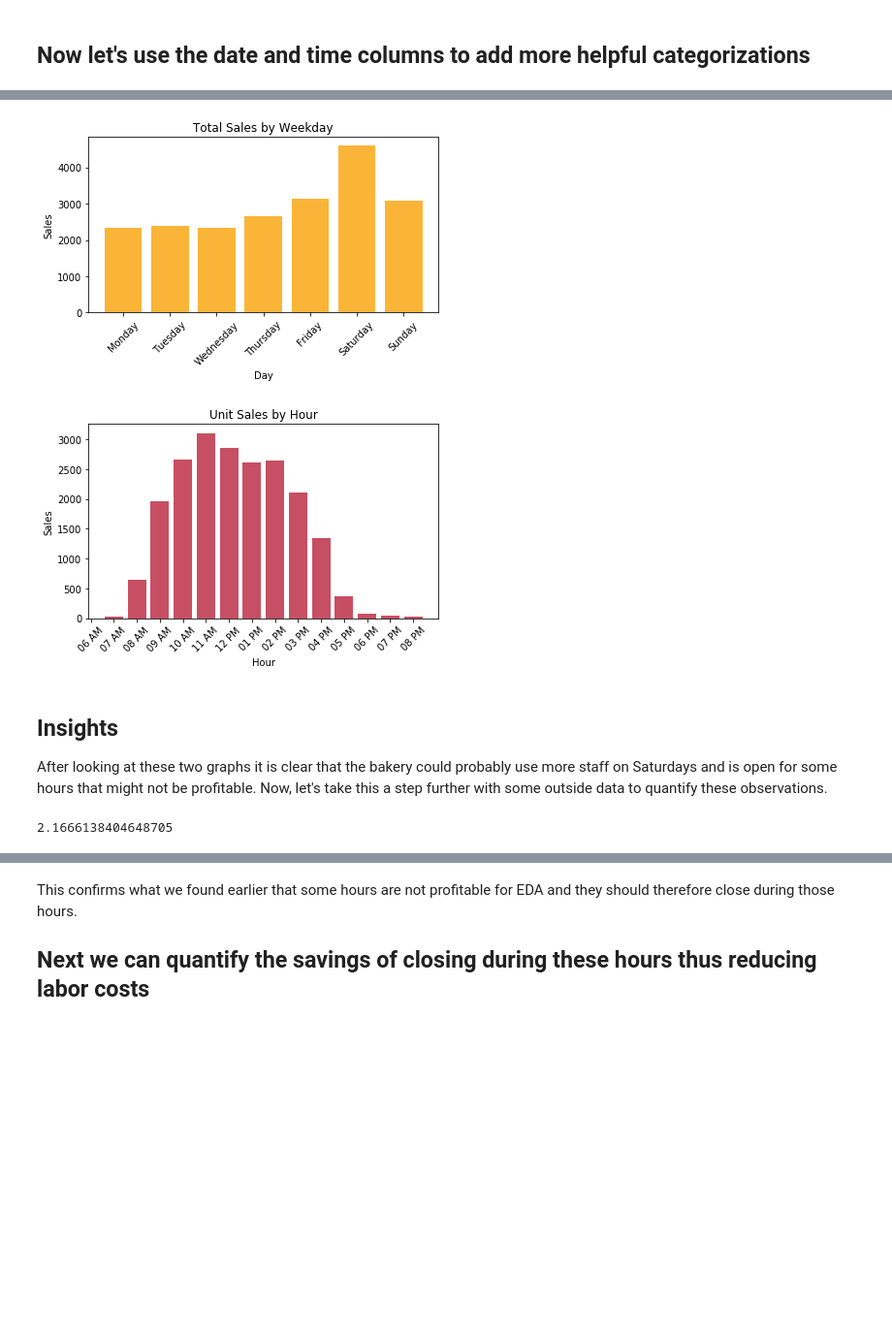
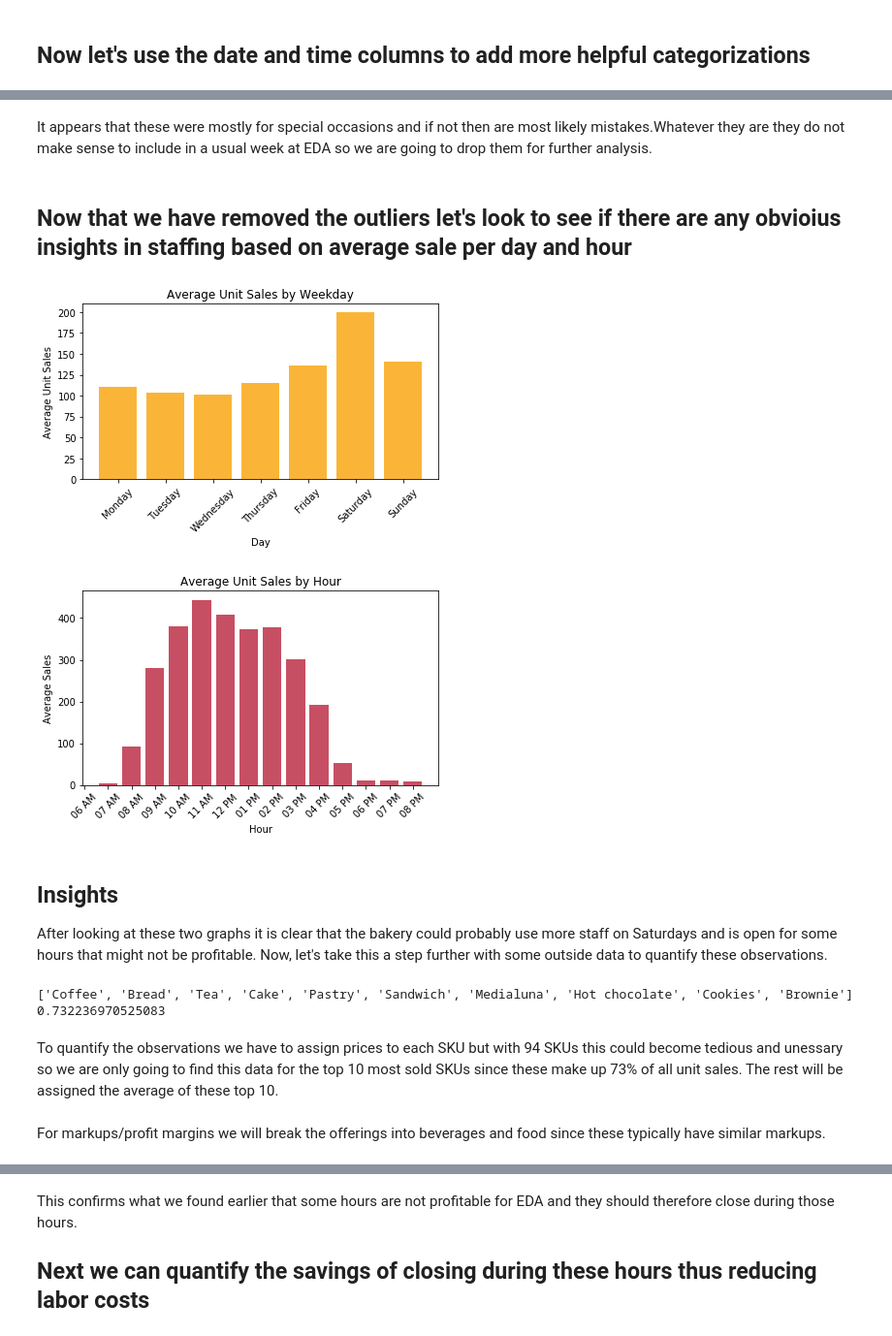
Before and after one commit to unccjp/BUSI-488, a Jupyter notebook: EDA-Bakery-Final-Notebook.ipynb, the cells around one changed output, grey strips where cells are left out. Shown at 97% size. Cells and saved outputs as stored; diff of their text form; code cells hidden in the pictures; blank space fills up the shorter version.

```diff
--- a/EDA-Bakery-Final-Notebook.ipynb
+++ b/EDA-Bakery-Final-Notebook.ipynb
@@ -50,0 +93,3 @@ bakery.head()
+# %%
+time_outliers = bakery[bakery['Hour Num'].isin([21,22,23,24,1,2])]
+time_outliers
@@ -51,30 +113,49 @@ bakery.head()
+# %% [markdown]
+It appears that these were mostly for special occasions and if not then are most likely mistakes.Whatever they are they do not make sense to include in a usual week at EDA so we are going to drop them for further analysis.
+# %%
+remove = list(time_outliers.Transaction.unique())
+bakery = bakery.drop(bakery[bakery.Transaction.isin(remove)].index)
+# %% [markdown]
+## Now that we have removed the outliers let's look to see if there are any obvioius insights in staffing based on average sale per day and hour
 # %%
-trans_by_weekday = bakery.Weekday.value_counts().reindex(['Monday', 'Tuesday', 'Wednesday', 'Thursday', 'Friday', 'Saturday', 'Sunday'])
-plt.bar(trans_by_weekday.index, trans_by_weekday.values, color = (.98,.71,.22,1))
+temp_bakery = bakery.groupby(['Date', 'Weekday'], as_index = False).count()
+trans_by_weekday = temp_bakery.groupby('Weekday').agg({'Transaction' : 'mean'}).reindex(['Monday', 'Tuesday', 'Wednesday', 'Thursday', 'Friday', 'Saturday', 'Sunday'])
+plt.bar(trans_by_weekday.index, trans_by_weekday['Transaction'], color = (.98,.71,.22,1))
 plt.xlabel('Day')
 plt.xticks(rotation = 45)
-plt.ylabel('Sales')
-plt.title('Unit Sales by Weekday')
+plt.ylabel('Average Unit Sales')
+plt.title('Average Unit Sales by Weekday')
 plt.tight_layout()
 plt.show()
 # %% [output]
-[figure, old version]
+[figure, new version]
 # %%
-trans_by_hour = bakery.Hour.value_counts().reindex(['06 AM','07 AM','08 AM','09 AM','10 AM','11 AM','12 PM','01 PM','02 PM' ,'03 PM','04 PM','05 PM','06 PM','07 PM','08 PM'])
-plt.bar(trans_by_hour.index, trans_by_hour.values, color = (.78,.31,.39,1))
+temp_bakery = bakery.groupby(['Hour', 'Weekday'], as_index = False).count()
+trans_by_hour = temp_bakery.groupby('Hour').agg({'Transaction': 'mean'}).reindex(['06 AM','07 AM','08 AM','09 AM','10 AM','11 AM','12 PM','01 PM','02 PM' ,'03 PM','04 PM','05 PM','06 PM','07 PM','08 PM'])
+plt.bar(trans_by_hour.index, trans_by_hour['Transaction'], color = (.78,.31,.39,1))
 plt.xlabel('Hour')
 plt.xticks(rotation = 45)
-plt.ylabel('Sales')
-plt.title('Unit Sales by Hour')
+plt.ylabel('Average Sales')
+plt.title('Average Unit Sales by Hour')
 plt.tight_layout()
 plt.show()
 # %% [output]
-[figure, old version]
+[figure, new version]
 # %% [markdown]
 ## Insights
 After looking at these two graphs it is clear that the bakery could probably use more staff on Saturdays and is open for some hours that might not be profitable. Now, let's take this a step further with some outside data to quantify these observations.
-# %%
-avg_sales_per_trans = len(bakery.Transaction) / len(bakery.Transaction.unique())
-print(avg_sales_per_trans)
-# %% [output]
-2.1666138404648705
+# %%
+top_10 = bakery.Item.value_counts().sort_values(ascending = False).head(10)
+top_10_list = list(top_10.index)
+print(top_10_list)
+total_count = bakery.Item.count()
+only_top_10 = bakery[bakery['Item'].isin(top_10_list)]
+top_10_count = only_top_10.Item.count()
+print(top_10_count / total_count)
+# %% [output]
+['Coffee', 'Bread', 'Tea', 'Cake', 'Pastry', 'Sandwich', 'Medialuna', 'Hot chocolate', 'Cookies', 'Brownie']
+0.732236970525083
+# %% [markdown]
+To quantify the observations we have to assign prices to each SKU but with 94 SKUs this could become tedious and unessary so we are only going to find this data for the top 10 most sold SKUs since these make up 73% of all unit sales. The rest will be assigned the average of these top 10.
+# %% [markdown]
+For markups/profit margins we will break the offerings into beverages and food since these typically have similar markups.
```
Also changed, not shown: parts of 14 cells of this notebook.
